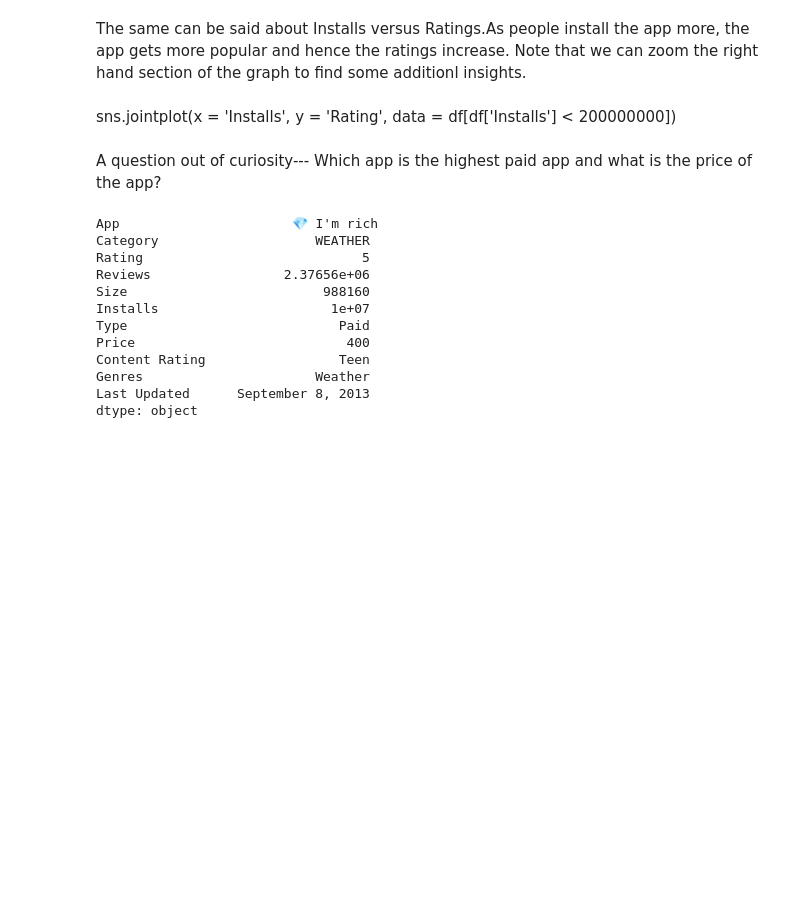
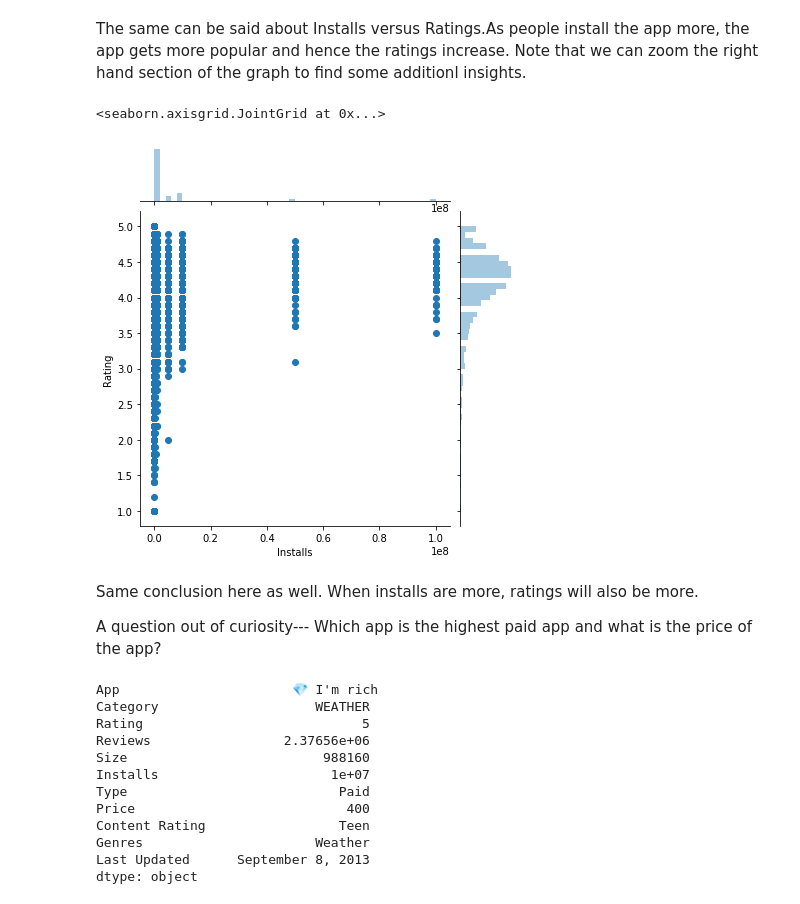
Before and after one commit to satarupa5/GooglePlayStore, a Jupyter notebook: EDA_Final.ipynb, the cells around one changed output. Drawn from its saved outputs; the diff is of its cells as text; code cells hidden in the pictures; blank space fills up the shorter version.

```diff
--- a/EDA_Final.ipynb
+++ b/EDA_Final.ipynb
@@ -426,9 +435,14 @@ sns.jointplot(x = 'Installs' , y = 'Rating', data = df)
 # %% [markdown]
 The same can be said about Installs versus Ratings.As people install the app more, the app gets more popular and hence the ratings increase.
 Note that we can zoom the right hand section of the graph  to find some additionl insights.
-# %% [markdown]
-sns.jointplot(x = 'Installs', y = 'Rating', data = df[df['Installs'] < 200000000])
+# %%
+sns.jointplot(x = 'Installs', y = 'Rating', data = df[df['Installs'] < 200000000])
+# %% [output]
+<seaborn.axisgrid.JointGrid at 0x...>
+[figure, added]
 # %% [markdown]
+Same conclusion here as well. When installs are more, ratings will also be more.
+
 A question out of curiosity--- Which app is the highest paid app and what is the price of the app?
 # %%
 df[df['Type']=='Paid'].max()
```
Also changed, not shown: parts of 24 cells of this notebook.
